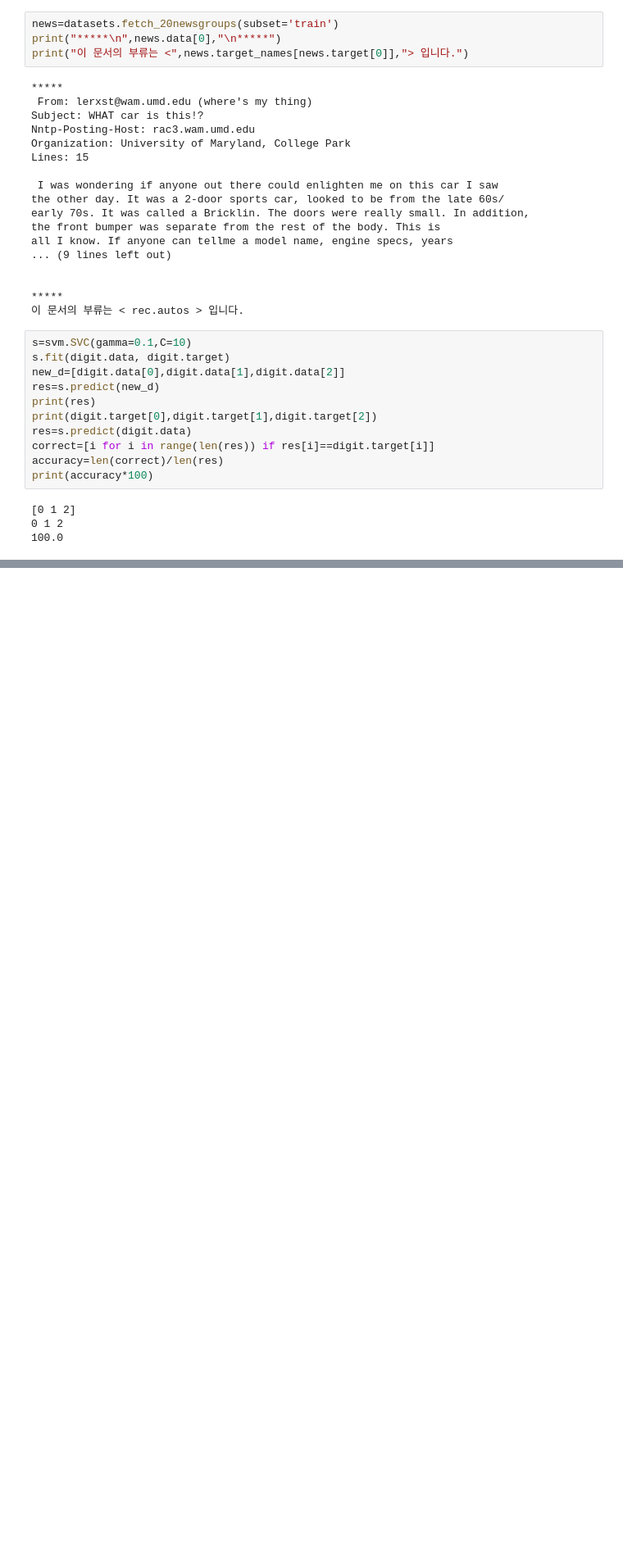
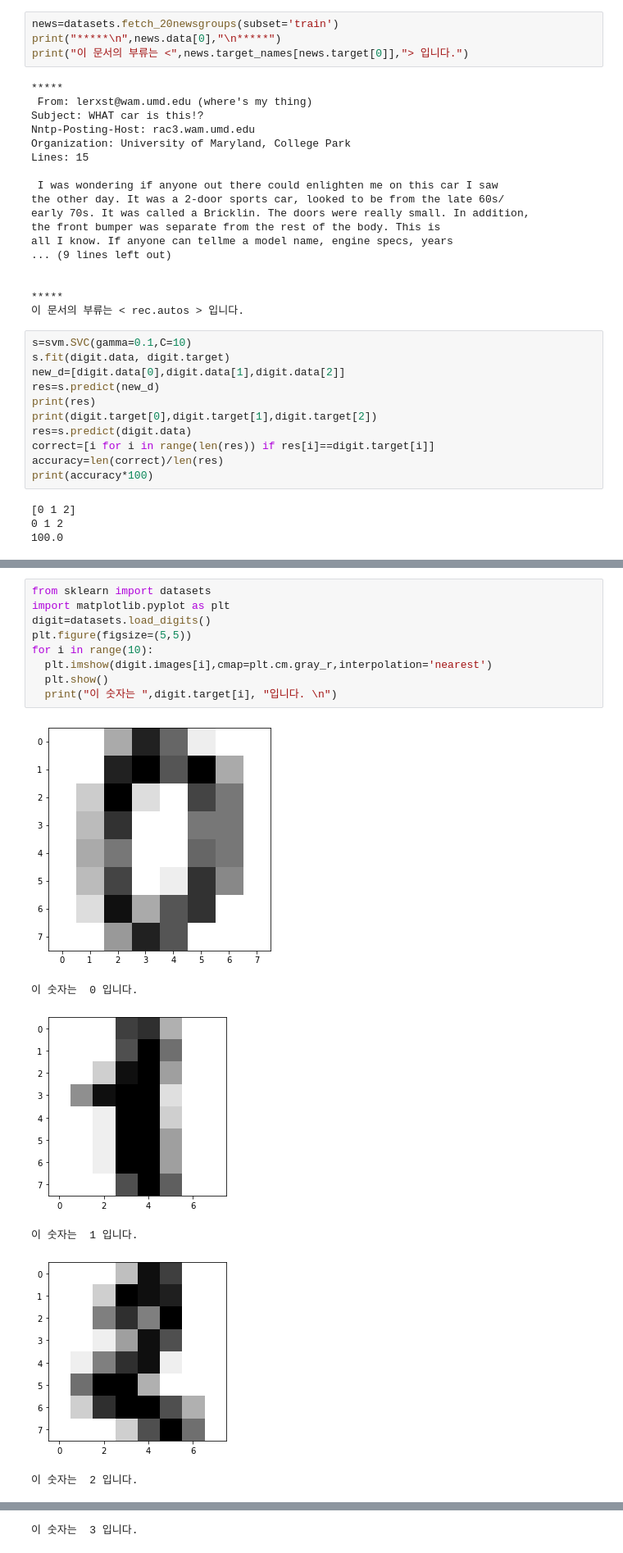
Before and after one commit to SIDED00R/SIDED00R, a Jupyter notebook: Untitled1.ipynb, the cells around one changed output, grey strips where cells are left out. Shown at 82% size. Drawn from its saved outputs; the diff is of its cells as text; blank space fills up the shorter version.

```diff
--- a/Untitled1.ipynb
+++ b/Untitled1.ipynb
@@ -177,0 +186,16 @@ print(accuracy*100)
+# %%
+from sklearn import datasets
+import matplotlib.pyplot as plt
+digit=datasets.load_digits()
+plt.figure(figsize=(5,5))
+for i in range(10):
+  plt.imshow(digit.images[i],cmap=plt.cm.gray_r,interpolation='nearest')
+  plt.show()
+  print("이 숫자는 ",digit.target[i], "입니다. \n")
+# %% [output]
+[figure, added]
+이 숫자는  0 입니다.
+[figure, added]
+이 숫자는  1 입니다.
+[figure, added]
+이 숫자는  2 입니다.
@@ -177,0 +203 @@ print(accuracy*100)
+이 숫자는  3 입니다.
```
Also changed, not shown: parts of 4 cells of this notebook.
